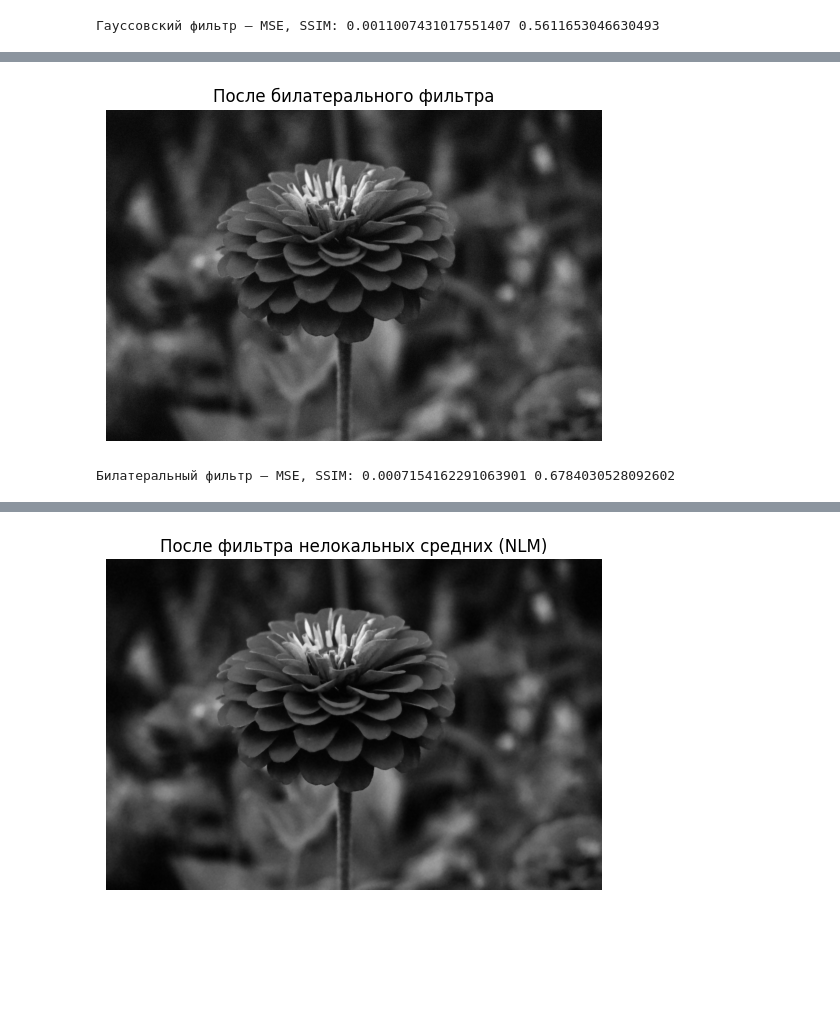
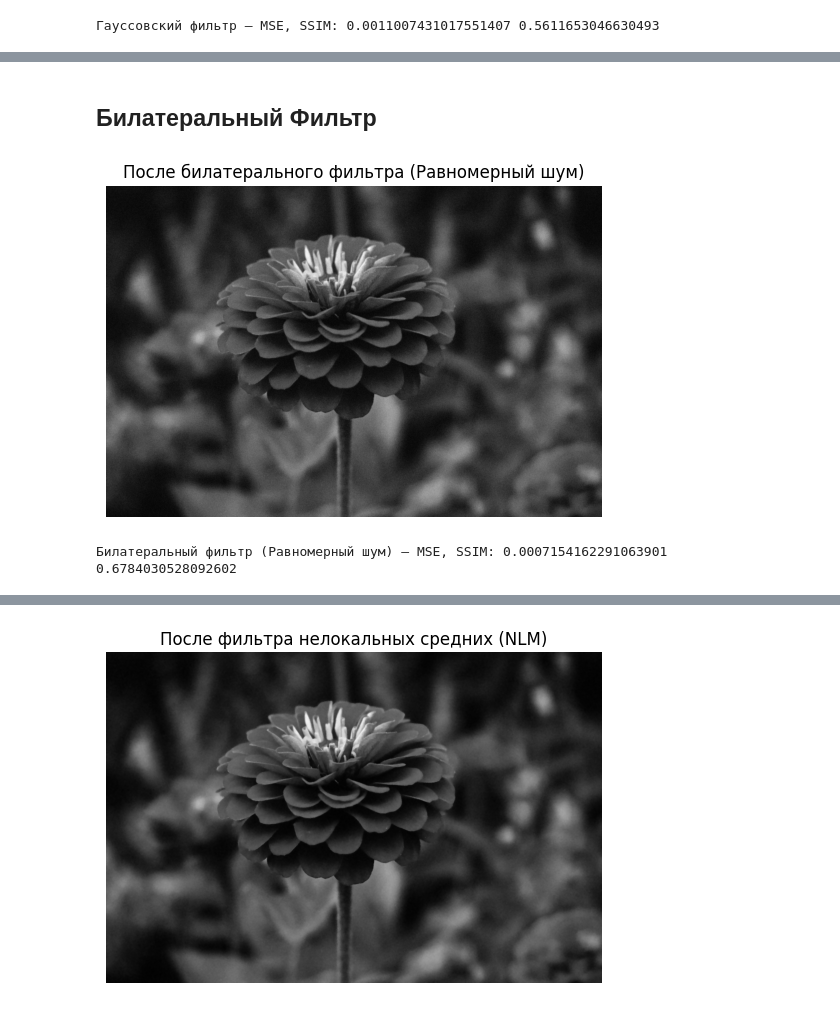
Before and after one commit to hardw3q/image-processing-unn, a Jupyter notebook: Practice_2/DE_IP_2024_Task_2.ipynb, the cells around one changed output, grey strips where cells are left out. Saved outputs shown, nothing was run; the diff lists cells and outputs as text; code cells hidden in the pictures; blank space fills up the shorter version.

```diff
--- a/Practice_2/DE_IP_2024_Task_2.ipynb
+++ b/Practice_2/DE_IP_2024_Task_2.ipynb
@@ -244,18 +317,20 @@ print("Гауссовский фильтр — MSE, SSIM:", mse_gaussian, ssim_g
+# %% [markdown]
+## Билатеральный Фильтр
 # %%
 denoised_bilateral = cv2.bilateralFilter(image_noisy_uniform, d=9, sigmaColor=75, sigmaSpace=75)
 
 plt.imshow(denoised_bilateral, cmap="gray")
-plt.title("После билатерального фильтра")
+plt.title("После билатерального фильтра (Равномерный шум)")
 plt.axis("off")
 plt.show()
 
 image_ref_norm = image_gray.astype(np.float32) / 255.0
 image_bilateral_norm = denoised_bilateral.astype(np.float32) / 255.0
 
 mse_bilateral = mean_squared_error(image_ref_norm, image_bilateral_norm)
 ssim_bilateral, diff_bilateral = structural_similarity(image_ref_norm, image_bilateral_norm, full=True, data_range=1.0)
 
-print("Билатеральный фильтр — MSE, SSIM:", mse_bilateral, ssim_bilateral)
+print("Билатеральный фильтр (Равномерный шум) — MSE, SSIM:", mse_bilateral, ssim_bilateral)
 # %% [output]
-[figure, old version]
+[figure, new version]
-Билатеральный фильтр — MSE, SSIM: 0.0007154162291063901 0.6784030528092602
+Билатеральный фильтр (Равномерный шум) — MSE, SSIM: 0.0007154162291063901 0.6784030528092602
```
Also changed, not shown: parts of 16 cells of this notebook.
